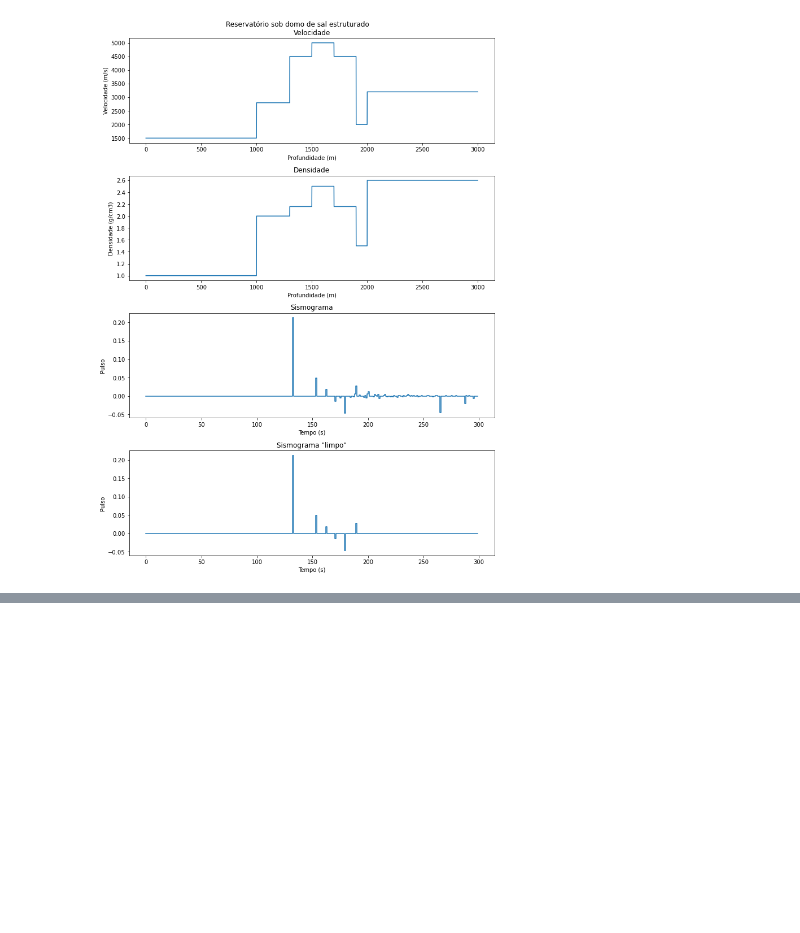
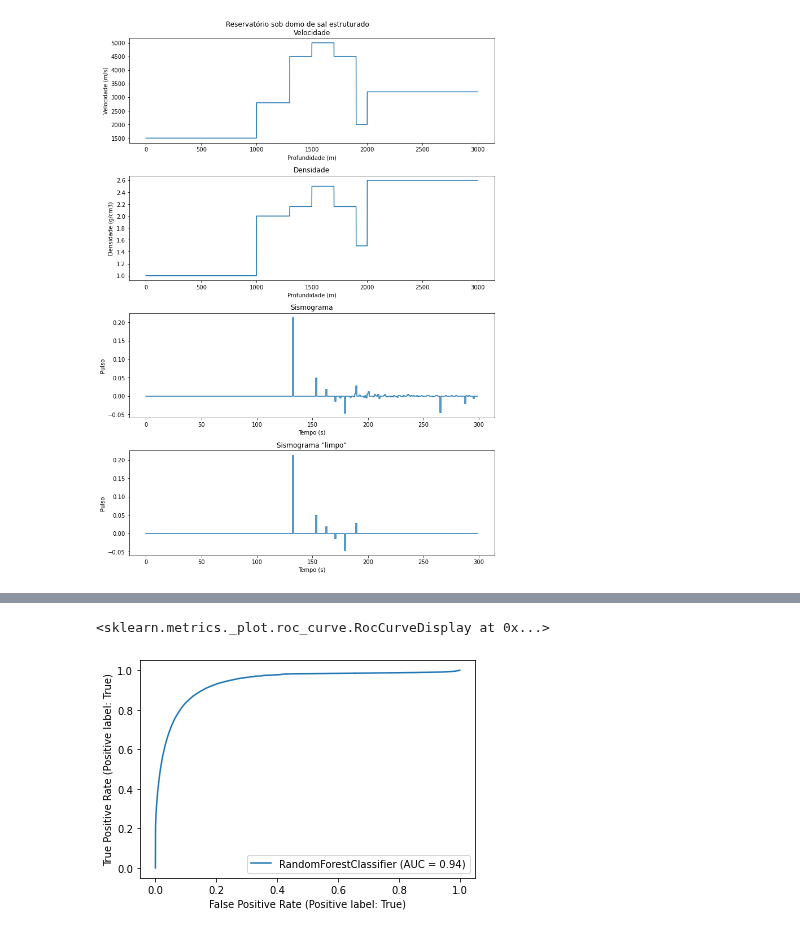
Before and after one commit to thiago-carneiro/mestrado, a Jupyter notebook: conv/conv.ipynb, the cells around one changed output, grey strips where cells are left out. Saved outputs shown, nothing was run; the diff lists cells and outputs as text; code cells hidden in the pictures; blank space fills up the shorter version.

```diff
--- a/conv/conv.ipynb
+++ b/conv/conv.ipynb
@@ -396,0 +413,5 @@ ModeloParalelas(prof=profs,v=vs,rho=rhos).colunas[0].plot(titulo='Muitas Camadas
+# %%
+RocCurveDisplay.from_estimator(clf_rf,X_teste,y_teste)
+# %% [output]
+<sklearn.metrics._plot.roc_curve.RocCurveDisplay at 0x...>
+[figure, added]
```
Also changed, not shown: parts of 11 cells of this notebook.
